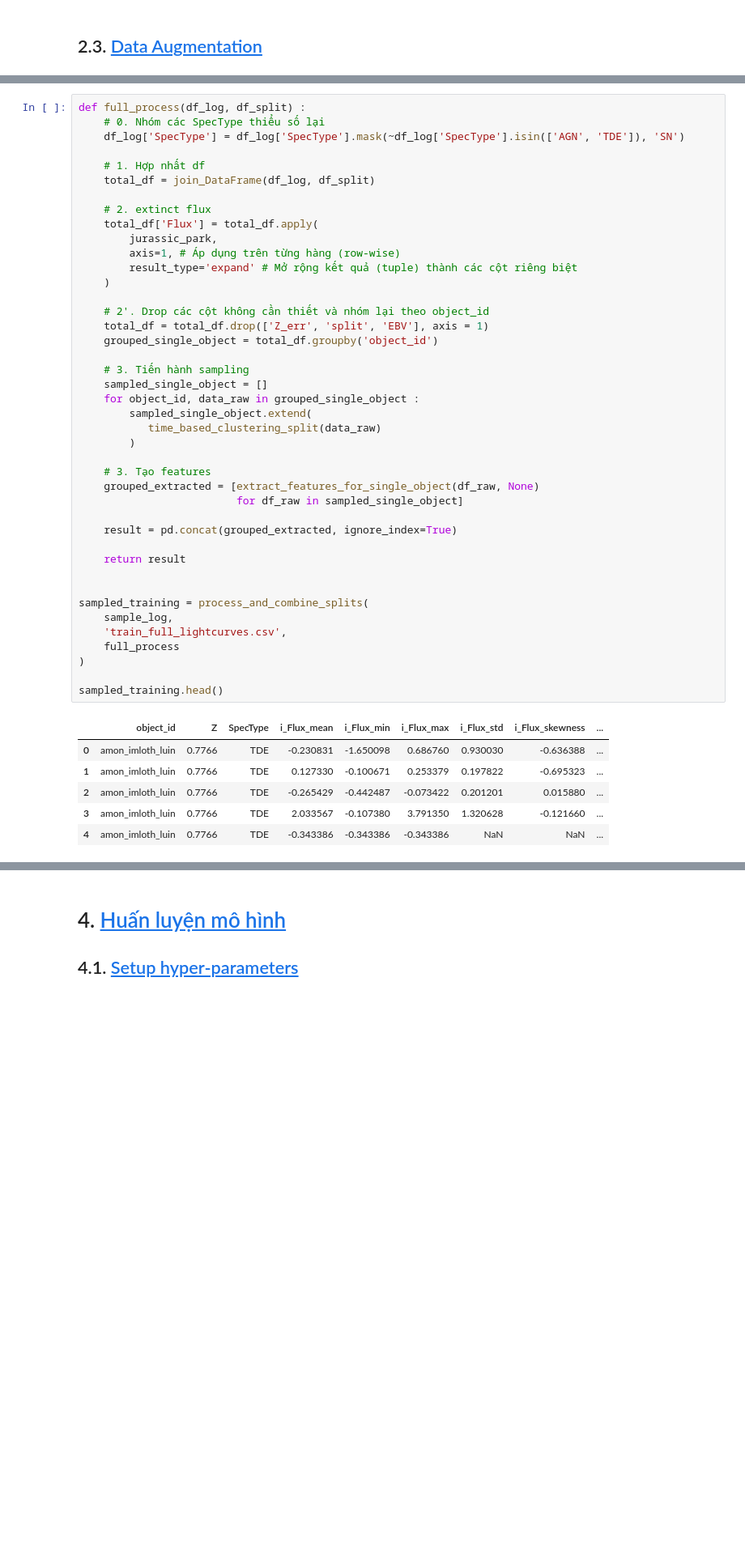
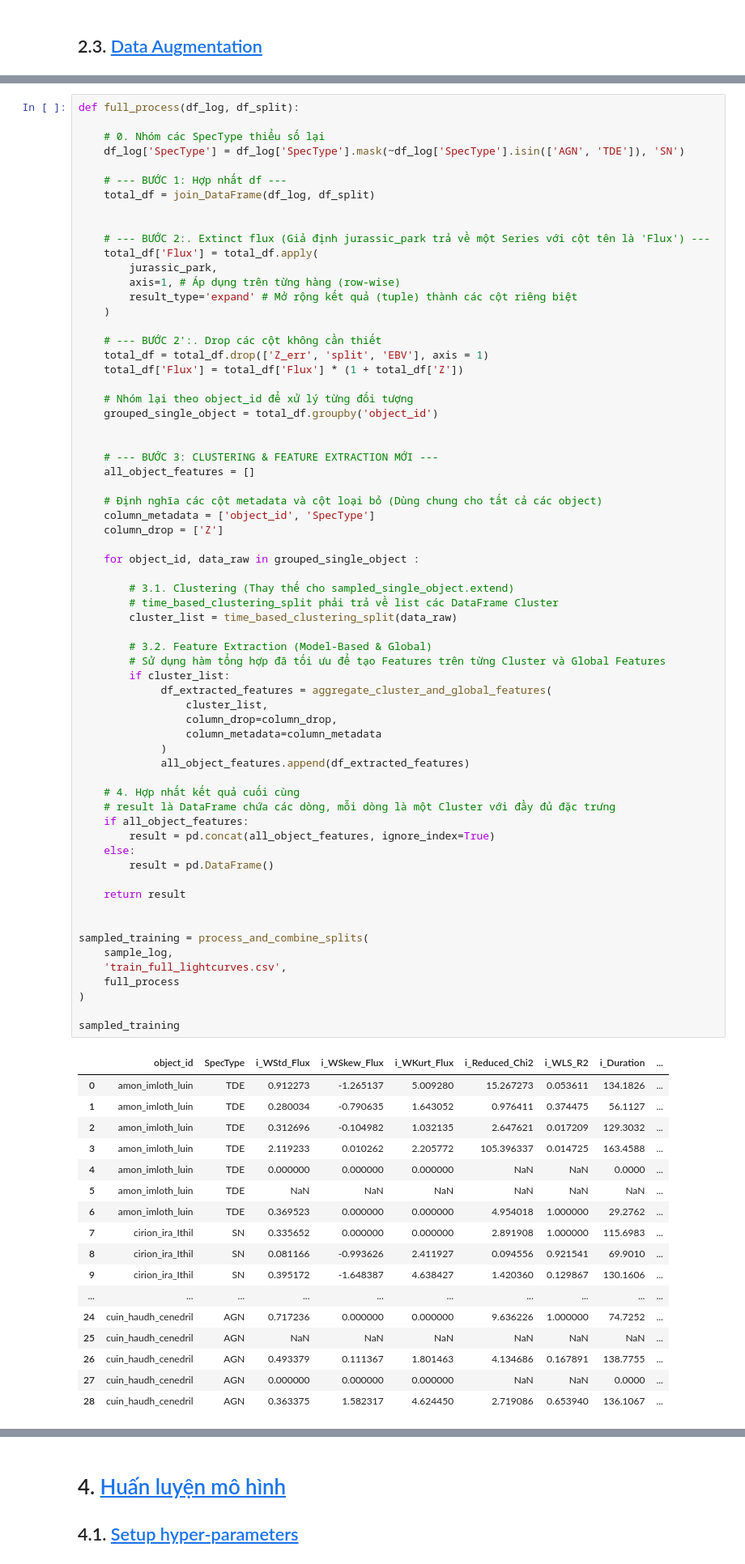
Before and after one commit to Nostagi/T25th-MALLORN-Astronomical-Classification, a Jupyter notebook: Data Augmentation/lightgbm-vers2.2.ipynb, the cells around one changed output, grey strips where cells are left out. Shown at 81% size. Saved outputs shown, nothing was run; the diff lists cells and outputs as text; blank space fills up the shorter version.

```diff
--- a/Data Augmentation/lightgbm-vers2.2.ipynb
+++ b/Data Augmentation/lightgbm-vers2.2.ipynb
@@ -846,50 +1012,84 @@ def calculate_model_based_features_for_cluster(df_cluster, column_drop=[], colum
 # %%
-def full_process(df_log, df_split) :
+def full_process(df_log, df_split):
+
     # 0. Nhóm các SpecType thiểu số lại
     df_log['SpecType'] = df_log['SpecType'].mask(~df_log['SpecType'].isin(['AGN', 'TDE']), 'SN')
 
-    # 1. Hợp nhất df
+    # --- BƯỚC 1: Hợp nhất df ---
     total_df = join_DataFrame(df_log, df_split)
 
-    # 2. extinct flux
+
+    # --- BƯỚC 2:. Extinct flux (Giả định jurassic_park trả về một Series với cột tên là 'Flux') ---
     total_df['Flux'] = total_df.apply(
         jurassic_park,
         axis=1, # Áp dụng trên từng hàng (row-wise)
         result_type='expand' # Mở rộng kết quả (tuple) thành các cột riêng biệt
     )
 
-    # 2'. Drop các cột không cần thiết và nhóm lại theo object_id
+    # --- BƯỚC 2':. Drop các cột không cần thiết
     total_df = total_df.drop(['Z_err', 'split', 'EBV'], axis = 1)
+    total_df['Flux'] = total_df['Flux'] * (1 + total_df['Z'])
+
+    # Nhóm lại theo object_id để xử lý từng đối tượng
     grouped_single_object = total_df.groupby('object_id')
 
-    # 3. Tiến hành sampling
-    sampled_single_object = []
+
+    # --- BƯỚC 3: CLUSTERING & FEATURE EXTRACTION MỚI ---
+    all_object_features = []
+
+    # Định nghĩa các cột metadata và cột loại bỏ (Dùng chung cho tất cả các object)
+    column_metadata = ['object_id', 'SpecType']
+    column_drop = ['Z']
+
     for object_id, data_raw in grouped_single_object :
-        sampled_single_object.extend(
-           time_based_clustering_split(data_raw)
-        )
 
-    # 3. Tạo features
-    grouped_extracted = [extract_features_for_single_object(df_raw, None)
-                         for df_raw in sampled_single_object]
+        # 3.1. Clustering (Thay thế cho sampled_single_object.extend)
+        # time_based_clustering_split phải trả về list các DataFrame Cluster
+        cluster_list = time_based_clustering_split(data_raw)
 
-    result = pd.concat(grouped_extracted, ignore_index=True)
+        # 3.2. Feature Extraction (Model-Based & Global)
+        # Sử dụng hàm tổng hợp đã tối ưu để tạo Features trên từng Cluster và Global Features
+        if cluster_list:
+             df_extracted_features = aggregate_cluster_and_global_features(
+                 cluster_list,
+                 column_drop=column_drop,
+                 column_metadata=column_metadata
+             )
+             all_object_features.append(df_extracted_features)
+
+    # 4. Hợp nhất kết quả cuối cùng
+    # result là DataFrame chứa các dòng, mỗi dòng là một Cluster với đầy đủ đặc trưng
+    if all_object_features:
+        result = pd.concat(all_object_features, ignore_index=True)
+    else:
+        result = pd.DataFrame()
 
     return result
 
 
 sampled_training = process_and_combine_splits(
     sample_log,
     'train_full_lightcurves.csv',
     full_process
 )
 
-sampled_training.head()
+sampled_training
 # %% [output]
-|  | object_id | Z | SpecType | i_Flux_mean | i_Flux_min | i_Flux_max | i_Flux_std | i_Flux_skewness | ... |
-| 0 | amon_imloth_luin | 0.7766 | TDE | -0.230831 | -1.650098 | 0.686760 | 0.930030 | -0.636388 | ... |
-| 1 | amon_imloth_luin | 0.7766 | TDE | 0.127330 | -0.100671 | 0.253379 | 0.197822 | -0.695323 | ... |
-| 2 | amon_imloth_luin | 0.7766 | TDE | -0.265429 | -0.442487 | -0.073422 | 0.201201 | 0.015880 | ... |
-| 3 | amon_imloth_luin | 0.7766 | TDE | 2.033567 | -0.107380 | 3.791350 | 1.320628 | -0.121660 | ... |
-| 4 | amon_imloth_luin | 0.7766 | TDE | -0.343386 | -0.343386 | -0.343386 | NaN | NaN | ... |
+|  | object_id | SpecType | i_WStd_Flux | i_WSkew_Flux | i_WKurt_Flux | i_Reduced_Chi2 | i_WLS_R2 | i_Duration | ... |
+| 0 | amon_imloth_luin | TDE | 0.912273 | -1.265137 | 5.009280 | 15.267273 | 0.053611 | 134.1826 | ... |
+| 1 | amon_imloth_luin | TDE | 0.280034 | -0.790635 | 1.643052 | 0.976411 | 0.374475 | 56.1127 | ... |
+| 2 | amon_imloth_luin | TDE | 0.312696 | -0.104982 | 1.032135 | 2.647621 | 0.017209 | 129.3032 | ... |
+| 3 | amon_imloth_luin | TDE | 2.119233 | 0.010262 | 2.205772 | 105.396337 | 0.014725 | 163.4588 | ... |
+| 4 | amon_imloth_luin | TDE | 0.000000 | 0.000000 | 0.000000 | NaN | NaN | 0.0000 | ... |
+| 5 | amon_imloth_luin | TDE | NaN | NaN | NaN | NaN | NaN | NaN | ... |
+| 6 | amon_imloth_luin | TDE | 0.369523 | 0.000000 | 0.000000 | 4.954018 | 1.000000 | 29.2762 | ... |
+| 7 | cirion_ira_Ithil | SN | 0.335652 | 0.000000 | 0.000000 | 2.891908 | 1.000000 | 115.6983 | ... |
+| 8 | cirion_ira_Ithil | SN | 0.081166 | -0.993626 | 2.411927 | 0.094556 | 0.921541 | 69.9010 | ... |
+| 9 | cirion_ira_Ithil | SN | 0.395172 | -1.648387 | 4.638427 | 1.420360 | 0.129867 | 130.1606 | ... |
+| ... | ... | ... | ... | ... | ... | ... | ... | ... | ... |
+| 24 | cuin_haudh_cenedril | AGN | 0.717236 | 0.000000 | 0.000000 | 9.636226 | 1.000000 | 74.7252 | ... |
+| 25 | cuin_haudh_cenedril | AGN | NaN | NaN | NaN | NaN | NaN | NaN | ... |
+| 26 | cuin_haudh_cenedril | AGN | 0.493379 | 0.111367 | 1.801463 | 4.134686 | 0.167891 | 138.7755 | ... |
+| 27 | cuin_haudh_cenedril | AGN | 0.000000 | 0.000000 | 0.000000 | NaN | NaN | 0.0000 | ... |
+| 28 | cuin_haudh_cenedril | AGN | 0.363375 | 1.582317 | 4.624450 | 2.719086 | 0.653940 | 136.1067 | ... |
 # %% [markdown]
```
Also changed, not shown: parts of 20 cells of this notebook, 1 other file.
